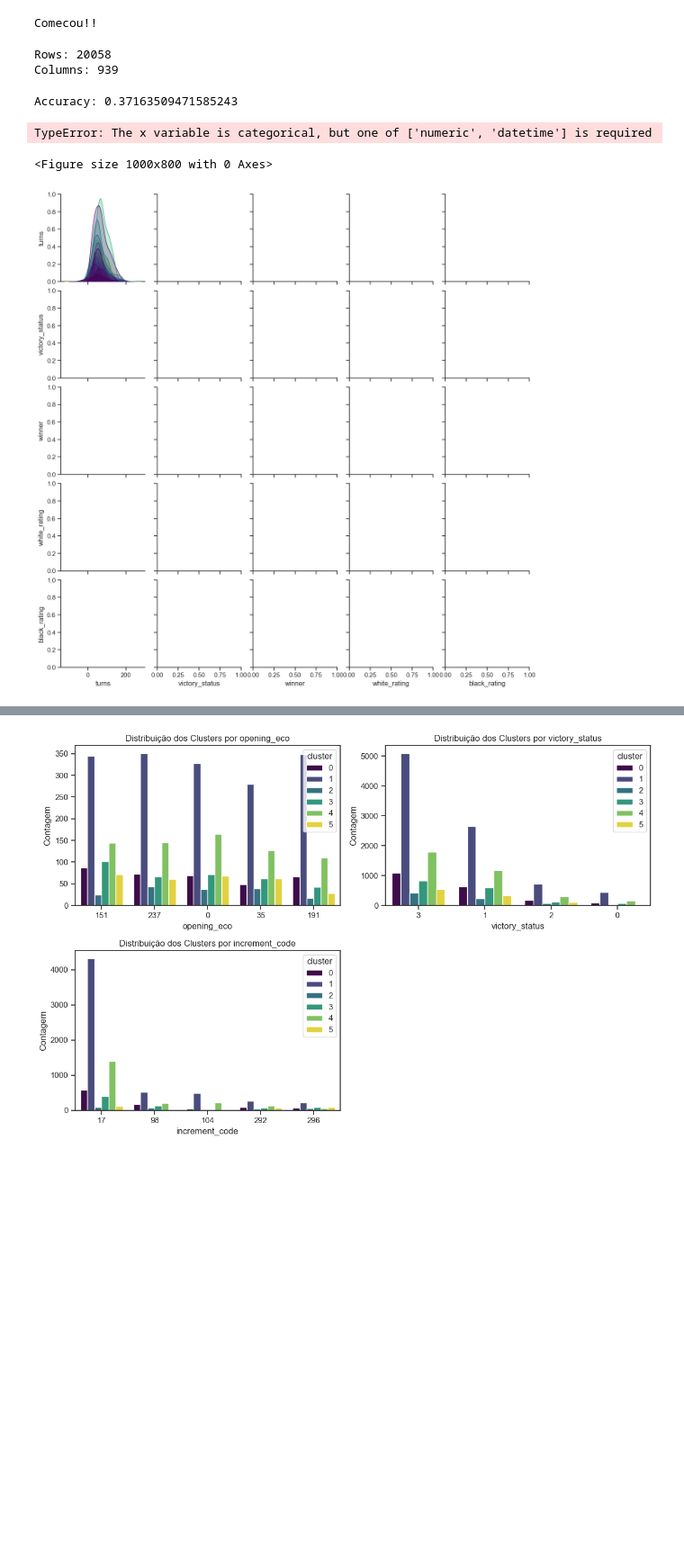
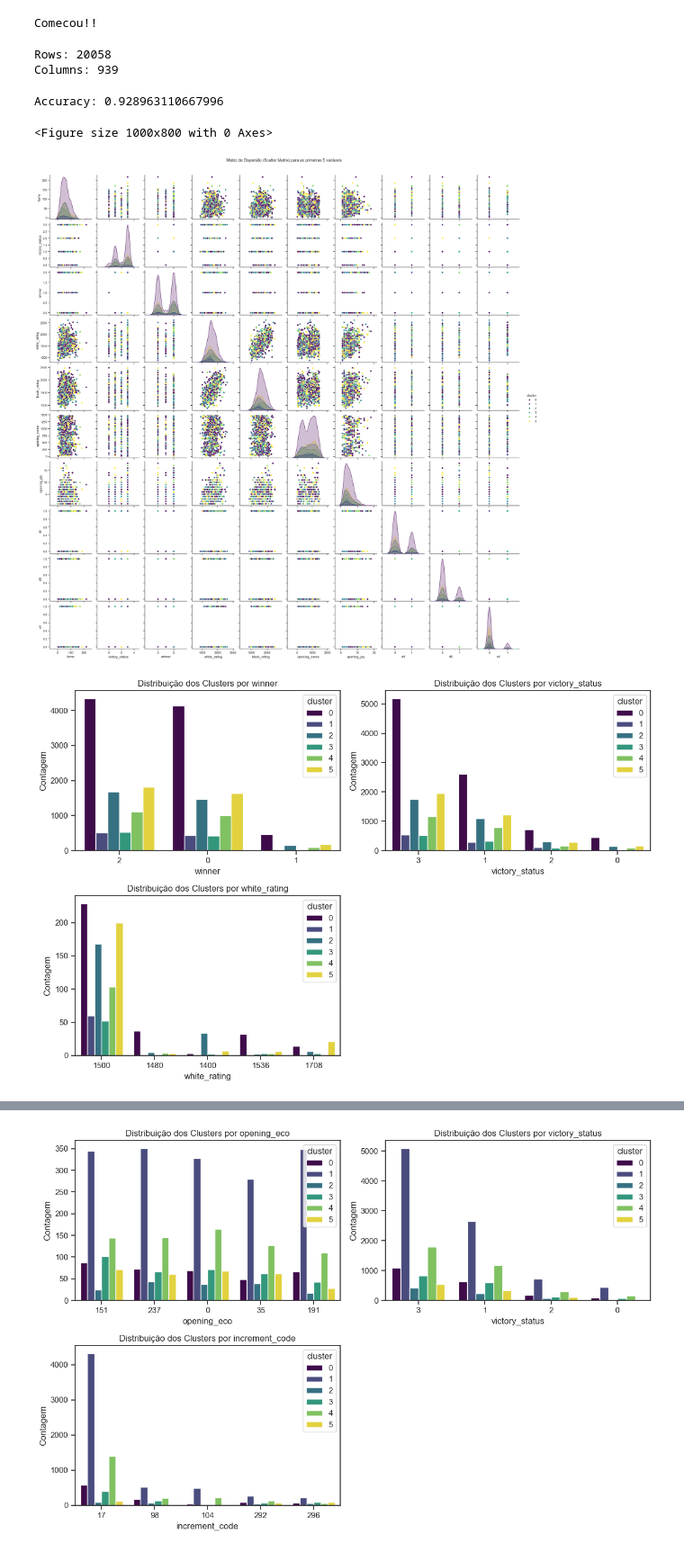
Before and after one commit to SocekMurilo/Chess-Learning, a Jupyter notebook: teste.ipynb, the cells around one changed output, grey strips where cells are left out. Shown at 90% size. Drawn from its saved outputs; the diff is of its cells as text; code cells hidden in the pictures; blank space fills up the shorter version.

Commit message:
add plot

```diff
--- a/teste.ipynb
+++ b/teste.ipynb
@@ -79,9 +87,9 @@ X = df.drop(['winner'], axis = 1)
 # Seu código existente aqui ...
 
 # Clusterização
-model = MiniBatchKMeans(n_clusters=100,
+model = MiniBatchKMeans(n_clusters=6,
                         random_state=5464,
-                        batch_size=1000,
+                        batch_size=40,
                         n_init="auto")
 model.fit(X)
 dump(model, 'chess.pkl')
@@ -98,37 +106,38 @@ predictions = classifier.predict(X_test)
 
 accuracy = accuracy_score(y_test, predictions)
 print("Accuracy:", accuracy)
 
-# Visualização: Matriz de Dispersão (Scatter Matrix)
+matriz = []
+
+
 plt.figure(figsize=(10, 8))
 sns.set(style="ticks")
-sns.pairplot(df.sample(1000), vars=df.columns[2:7], hue='cluster', palette='viridis')
+sns.pairplot(df.sample(1000), vars=df.columns[2:12], hue='cluster', palette='viridis')
 plt.suptitle('Matriz de Dispersão (Scatter Matrix) para as primeiras 5 variáveis', y=1.02)
 plt.show()
 
 plt.figure(figsize=(12, 8))
 important_vars = ['winner', 'victory_status', 'white_rating']
 for i, col in enumerate(important_vars):
     plt.subplot(2, 2, i+1)
     sns.countplot(data=df, x=col, hue='cluster', palette='viridis', order=df[col].value_counts().iloc[:5].index)
     plt.title(f'Distribuição dos Clusters por {col}')
     plt.xlabel(col)
     plt.ylabel('Contagem')
 plt.tight_layout()
 plt.show()
 
-# Visualização: Gráfico de Dispersão dos Clusters
 plt.figure(figsize=(10, 8))
 plt.scatter(df['cluster'], df['e4'], alpha=0.6, s=10, cmap='viridis')
 plt.title('Gráfico de Dispersão dos Clusters')
 plt.xlabel('Cluster')
 plt.ylabel('e4')
 plt.show()
 # %% [output]
 Comecou!!
 Rows: 20058
 Columns: 939
-Accuracy: 0.37163509471585243
+Accuracy: 0.928963110667996
-TypeError: The x variable is categorical, but one of ['numeric', 'datetime'] is required
+<Figure size 1000x800 with 0 Axes>
-<Figure size 1000x800 with 0 Axes>
-[figure, old version]
+[figure, new version]
+[figure, added]
```
Also changed, not shown: parts of 2 cells of this notebook.
